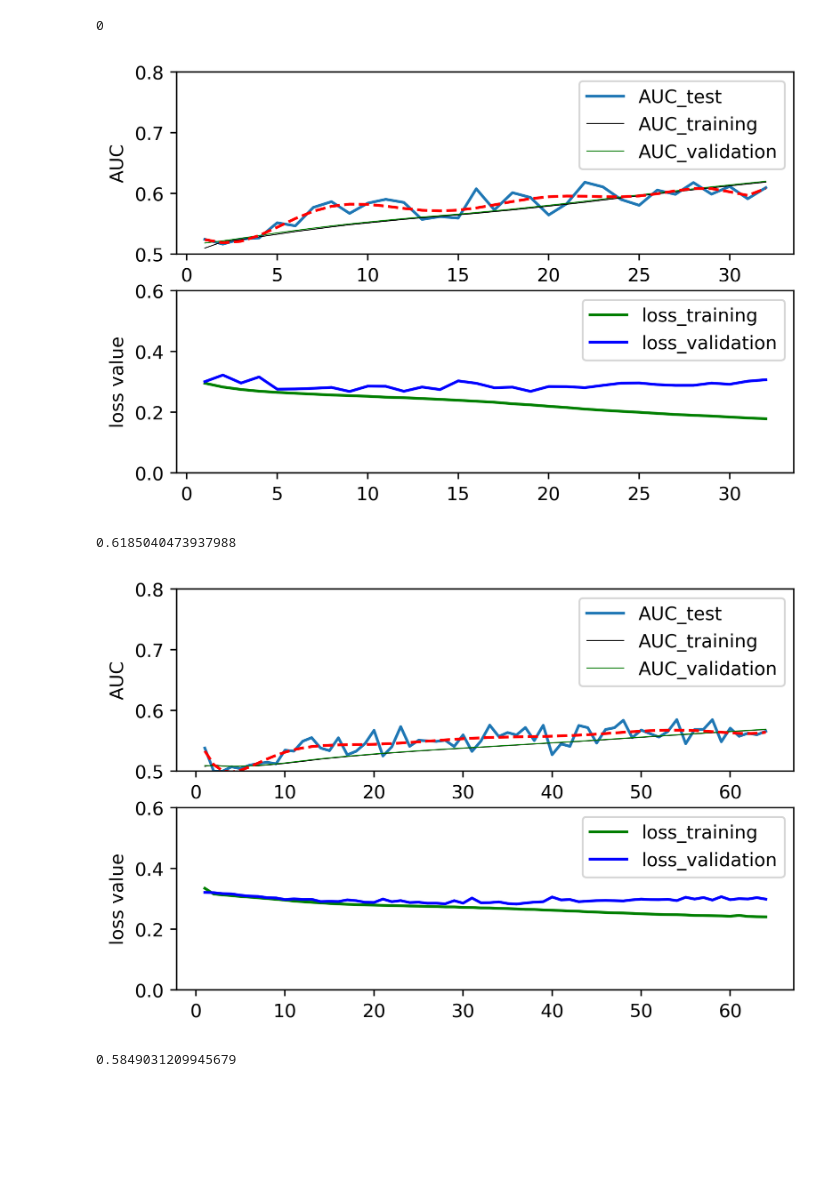
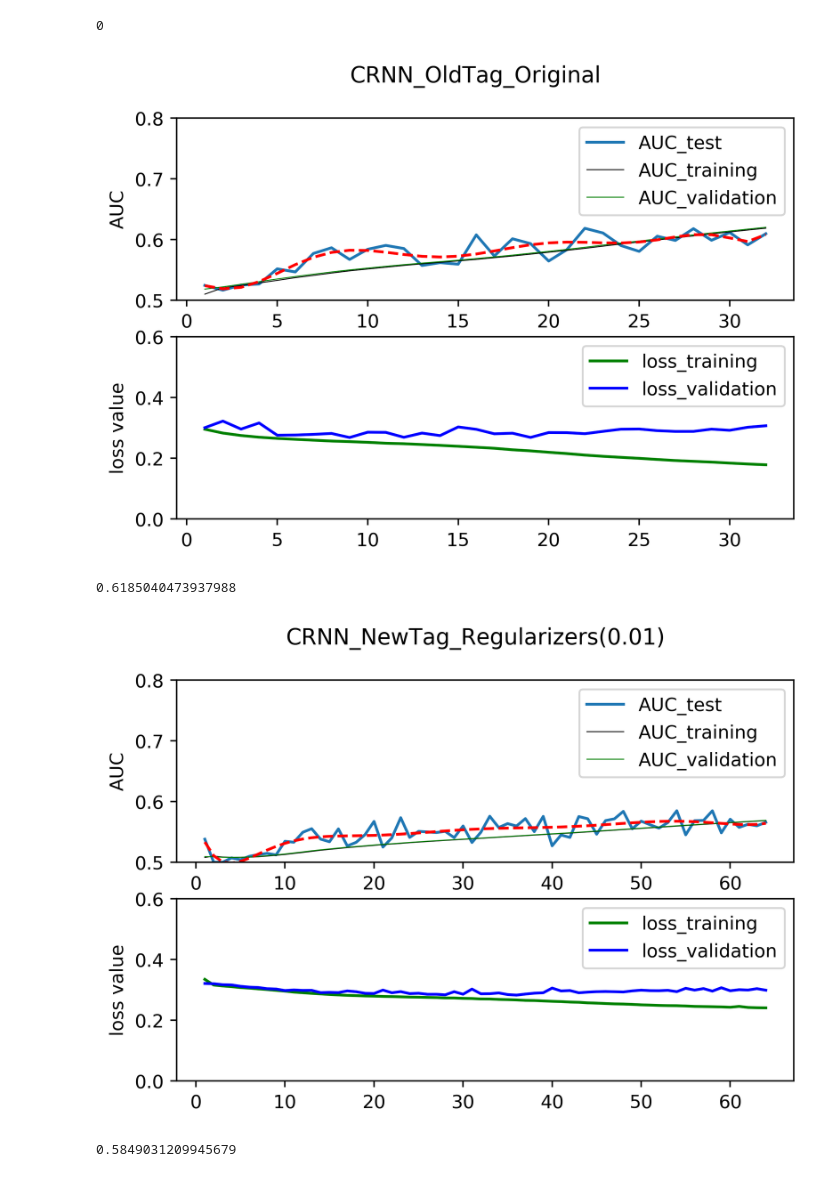
Before and after one commit to shengwei-IMMasterThesis/PaperCode_Analysis, a Jupyter notebook: Epcho/Untitled.ipynb, the cells around one changed output. Drawn from its saved outputs; the diff is of its cells as text; code cells hidden in the pictures; blank space fills up the shorter version.

```diff
--- a/Epcho/Untitled.ipynb
+++ b/Epcho/Untitled.ipynb
@@ -77,27 +92,28 @@ with codecs.open('Audio_CRNN_old_History.json','r',encoding ='utf8') as infile:
 # %%
 epcho_num = [x+1 for x in range(len(History_Old['AUC_test']))] # this  is x
 coefficients = np.polyfit(epcho_num,History_Old['AUC_test'],10)
 p = np.poly1d(coefficients)
 fig = plt.figure(dpi=400)
+fig.suptitle('CRNN_OldTag_Original')
 ax1 = fig.add_subplot(211)
 ax1.set_ylabel("AUC")
 ax1.set_ylim(0.5,0.8)
 ax1.set_xlabel("epcho")
 ax1.plot(epcho_num,History_Old['AUC_test'],label='AUC_test')
 ax1.plot(epcho_num,History_Old['auc'],lw=0.5,color = 'black',label='AUC_training')
 ax1.plot(epcho_num,History_Old['val_auc'],lw=0.5,color = 'g',label='AUC_validation')
 ax1.plot(epcho_num,p(epcho_num),"r--")
 ax1.legend( loc='best')
 #ax2 = ax1.twinx()
 ax2 = fig.add_subplot(212)
 ax2.set_ylabel("loss value")
 ax2.plot(epcho_num,History_Old['loss'],'g',label = 'loss_training')
 ax2.plot(epcho_num,History_Old['val_loss'],'b', label ='loss_validation')
 ax2.set_ylim(0,0.6)
 ax2.legend( loc='best')
 plt.show()
 # %% [output]
-[figure, old version]
+[figure, new version]
 # %%
 np.array(History_Old['AUC_test']).max()
 # %% [output]
@@ -110,6 +126,7 @@ epcho_num = [x+1 for x in range(len(History_reducecapacity['AUC_test']))] # this
 coefficients = np.polyfit(epcho_num,History_reducecapacity['AUC_test'],10)
 p = np.poly1d(coefficients)
 fig = plt.figure(dpi=400)
+fig.suptitle('CRNN_NewTag_Regularizers(0.01)')
 ax1 = fig.add_subplot(211)
 ax1.set_ylabel("AUC")
 ax1.set_ylim(0.5,0.8)
@@ -128,7 +145,7 @@ ax2.set_ylim(0,0.6)
 ax2.legend( loc='best')
 plt.show()
 # %% [output]
-[figure, old version]
+[figure, new version]
 # %%
 np.array(History_reducecapacity['AUC_test']).max()
 # %% [output]
```
Also changed, not shown: parts of 10 cells of this notebook.
